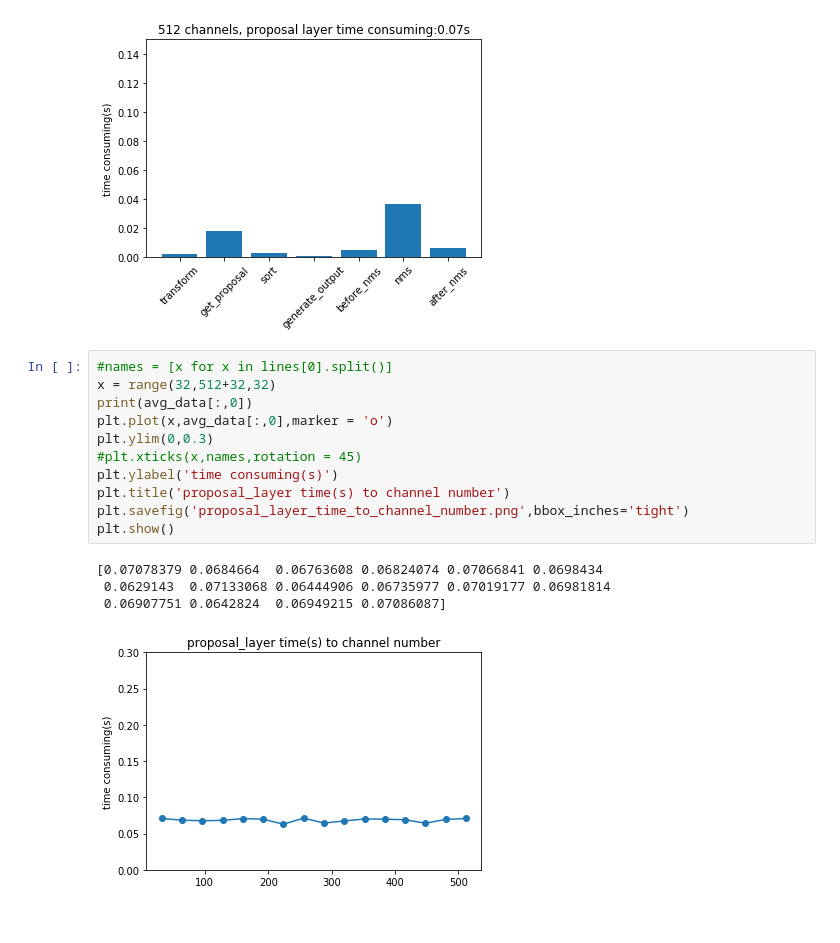
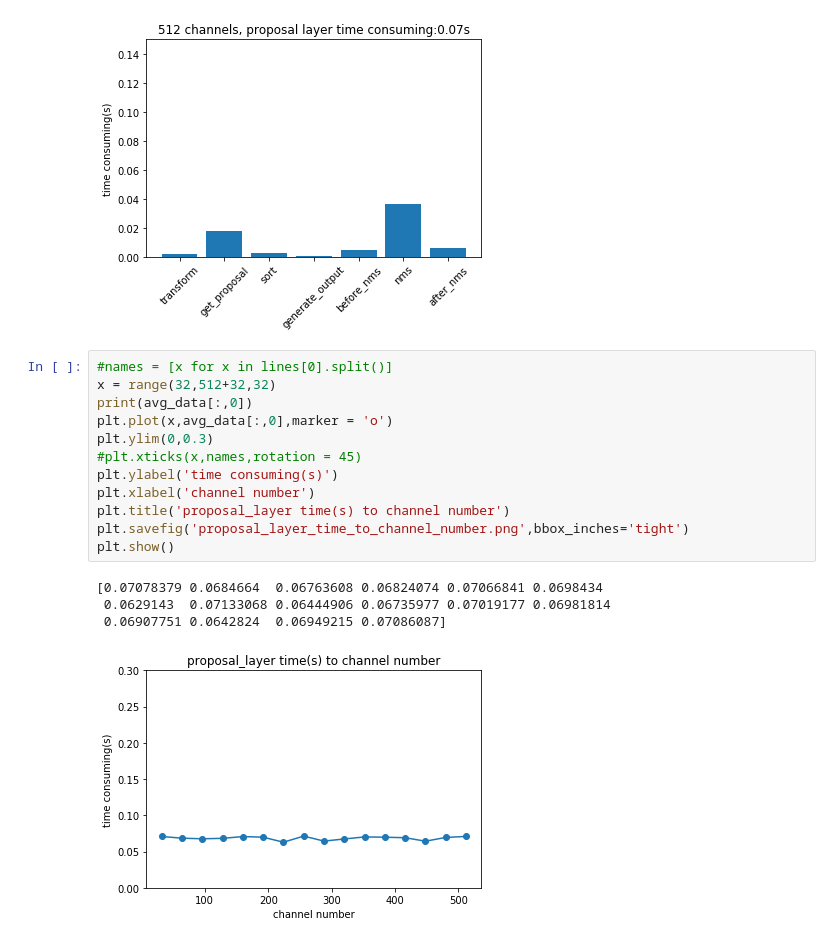
Before and after one commit to SiyuanMa0316/faster_rcnn.pytorch_tx2, a Jupyter notebook: plot proposal_layer.ipynb, the cells around one changed output. Drawn from its saved outputs; the diff is of its cells as text.

```diff
--- a/plot proposal_layer.ipynb
+++ b/plot proposal_layer.ipynb
@@ -57,16 +57,17 @@ for i in [0,15]:
 # %%
 #names = [x for x in lines[0].split()]
 x = range(32,512+32,32)
 print(avg_data[:,0])
 plt.plot(x,avg_data[:,0],marker = 'o')
 plt.ylim(0,0.3)
 #plt.xticks(x,names,rotation = 45)
 plt.ylabel('time consuming(s)')
+plt.xlabel('channel number')
 plt.title('proposal_layer time(s) to channel number')
 plt.savefig('proposal_layer_time_to_channel_number.png',bbox_inches='tight')
 plt.show()
 # %% [output]
 [0.07078379 0.0684664  0.06763608 0.06824074 0.07066841 0.0698434
  0.0629143  0.07133068 0.06444906 0.06735977 0.07019177 0.06981814
  0.06907751 0.0642824  0.06949215 0.07086087]
-[figure, old version]
+[figure, new version]
```
Also changed, not shown: 1 other file.
